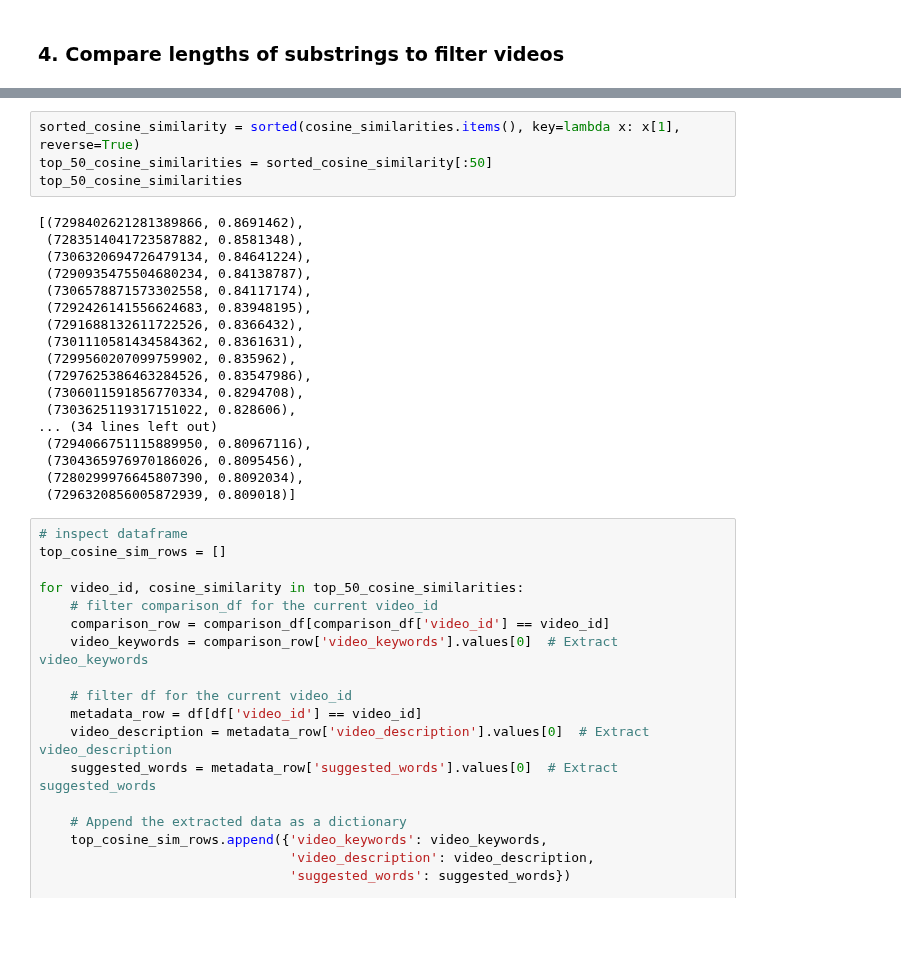
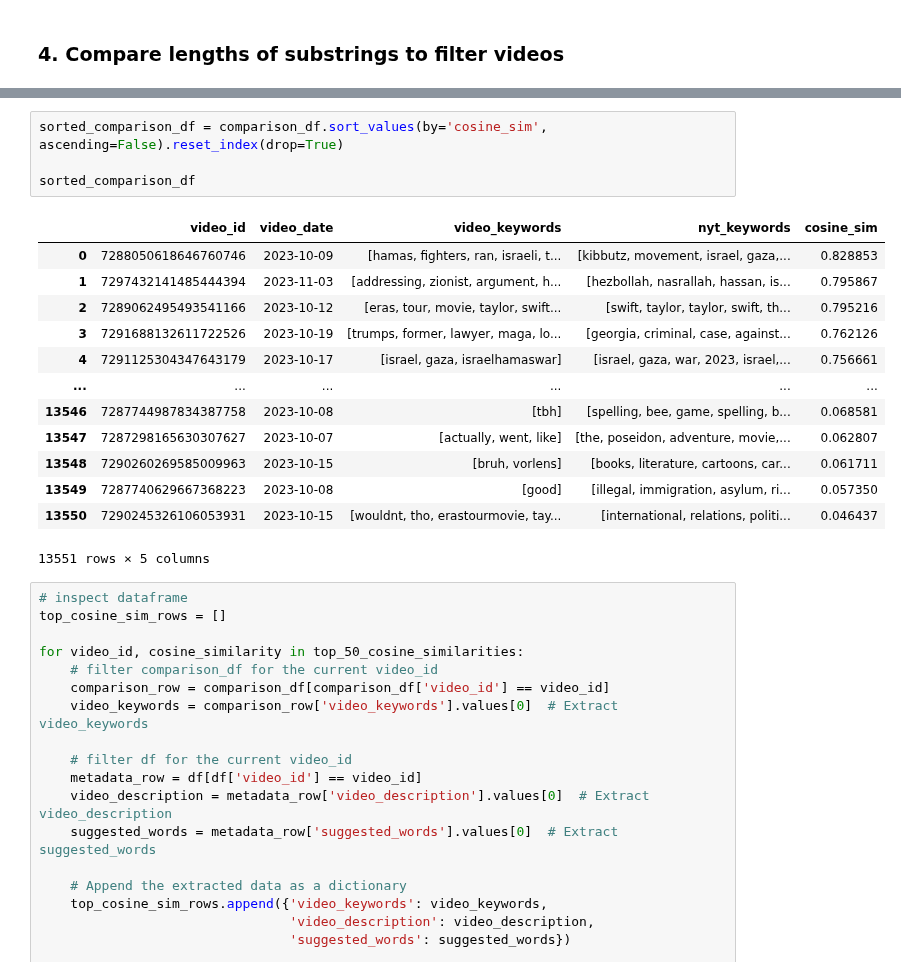
Before and after one commit to jyontika/CS315-Project-2, a Jupyter notebook: analysis/nyt-analysis-revised.ipynb, the cells around one changed output, grey strips where cells are left out. Cells and saved outputs as stored; diff of their text form; blank space fills up the shorter version.

```diff
--- a/analysis/nyt-analysis-revised.ipynb
+++ b/analysis/nyt-analysis-revised.ipynb
@@ -425,25 +429,21 @@ Maximum Value: 0.8691462
-# %%
-sorted_cosine_similarity = sorted(cosine_similarities.items(), key=lambda x: x[1], reverse=True)
-top_50_cosine_similarities = sorted_cosine_similarity[:50]
-top_50_cosine_similarities
-# %% [output]
-[(7298402621281389866, 0.8691462),
- (7283514041723587882, 0.8581348),
- (7306320694726479134, 0.84641224),
- (7290935475504680234, 0.84138787),
- (7306578871573302558, 0.84117174),
- (7292426141556624683, 0.83948195),
- (7291688132611722526, 0.8366432),
- (7301110581434584362, 0.8361631),
- (7299560207099759902, 0.835962),
- (7297625386463284526, 0.83547986),
- (7306011591856770334, 0.8294708),
- (7303625119317151022, 0.828606),
-... (34 lines left out)
- (7294066751115889950, 0.80967116),
- (7304365976970186026, 0.8095456),
- (7280299976645807390, 0.8092034),
- (7296320856005872939, 0.809018)]
+# %%
+sorted_comparison_df = comparison_df.sort_values(by='cosine_sim', ascending=False).reset_index(drop=True)
+
+sorted_comparison_df
+# %% [output]
+|  | video_id | video_date | video_keywords | nyt_keywords | cosine_sim |
+| 0 | 7288050618646760746 | 2023-10-09 | [hamas, fighters, ran, israeli, t... | [kibbutz, movement, israel, gaza,... | 0.828853 |
+| 1 | 7297432141485444394 | 2023-11-03 | [addressing, zionist, argument, h... | [hezbollah, nasrallah, hassan, is... | 0.795867 |
+| 2 | 7289062495493541166 | 2023-10-12 | [eras, tour, movie, taylor, swift... | [swift, taylor, taylor, swift, th... | 0.795216 |
+| 3 | 7291688132611722526 | 2023-10-19 | [trumps, former, lawyer, maga, lo... | [georgia, criminal, case, against... | 0.762126 |
+| 4 | 7291125304347643179 | 2023-10-17 | [israel, gaza, israelhamaswar] | [israel, gaza, war, 2023, israel,... | 0.756661 |
+| ... | ... | ... | ... | ... | ... |
+| 13546 | 7287744987834387758 | 2023-10-08 | [tbh] | [spelling, bee, game, spelling, b... | 0.068581 |
+| 13547 | 7287298165630307627 | 2023-10-07 | [actually, went, like] | [the, poseidon, adventure, movie,... | 0.062807 |
+| 13548 | 7290260269585009963 | 2023-10-15 | [bruh, vorlens] | [books, literature, cartoons, car... | 0.061711 |
+| 13549 | 7287740629667368223 | 2023-10-08 | [good] | [illegal, immigration, asylum, ri... | 0.057350 |
+| 13550 | 7290245326106053931 | 2023-10-15 | [wouldnt, tho, erastourmovie, tay... | [international, relations, politi... | 0.046437 |
+13551 rows × 5 columns
 # %%
 # inspect dataframe
 top_cosine_sim_rows = []
```
Also changed, not shown: parts of 5 cells of this notebook.
